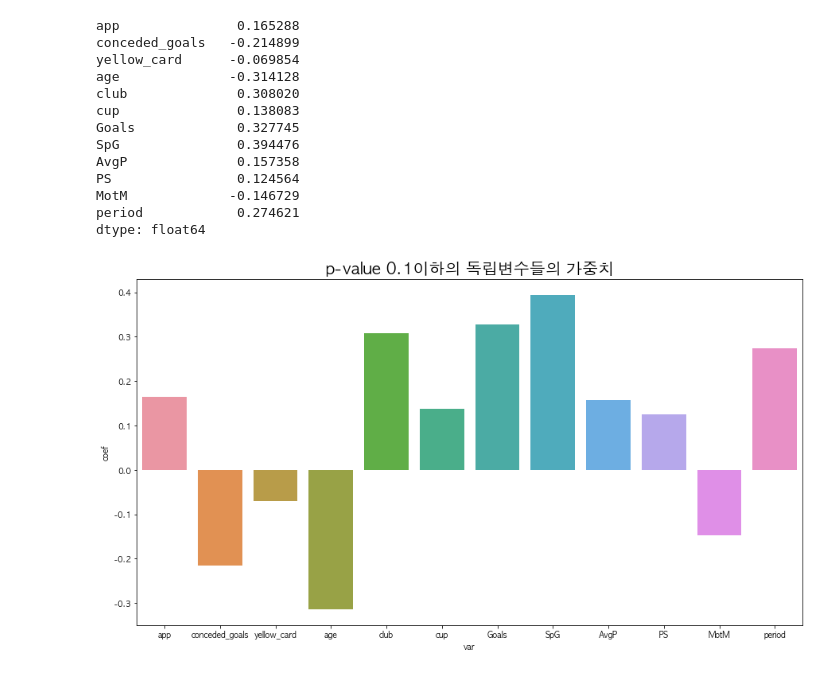
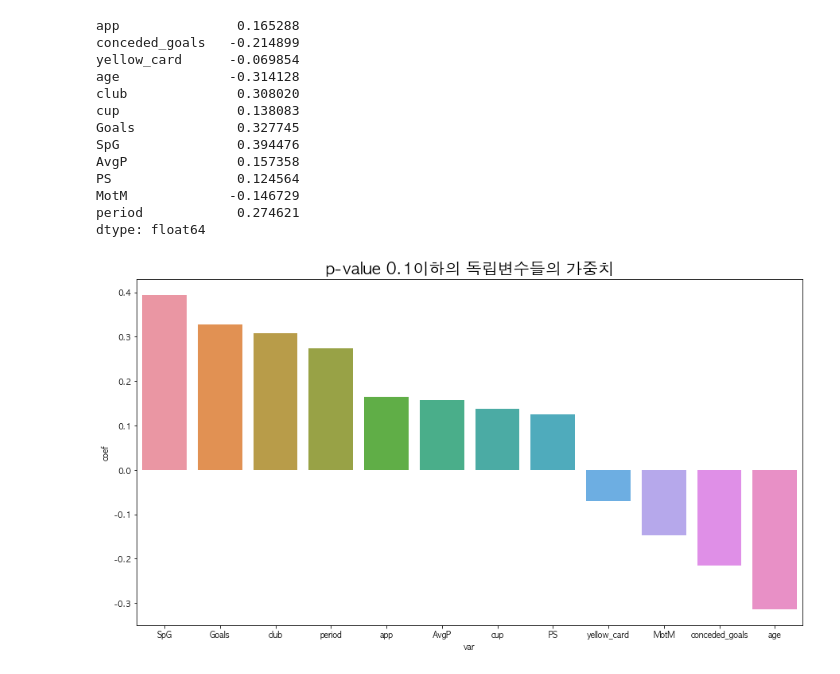
Before and after one commit to dss-17th/reg-repo-8, a Jupyter notebook: modeling_attack.ipynb, the cells around one changed output. Drawn from its saved outputs; the diff is of its cells as text; code cells hidden in the pictures.

```diff
--- a/modeling_attack.ipynb
+++ b/modeling_attack.ipynb
@@ -452,12 +435,13 @@ period            0.274621
 dtype: float64
 # %%
 result_df = final_model.params[1:][idx].reset_index().rename(columns={"index": "var", 0: "coef"})
+result_df.sort_values('coef', ascending=False, inplace=True)
 
 plt.figure(figsize=(15, 8))
 
 sns.barplot(data=result_df, x='var', y='coef')
 plt.title("p-value 0.1이하의 독립변수들의 가중치", fontsize=20)
 
 plt.show()
 # %% [output]
-[figure, old version]
+[figure, new version]
```
Also changed, not shown: parts of 4 cells of this notebook.
